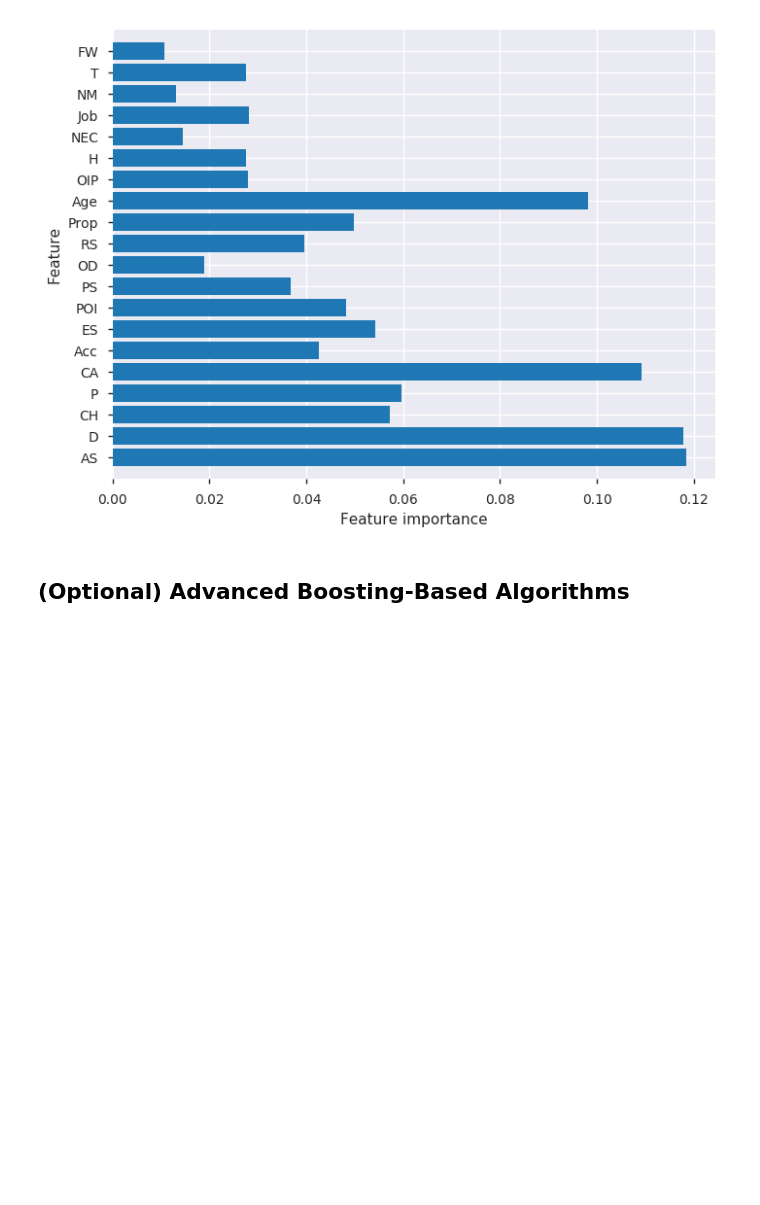
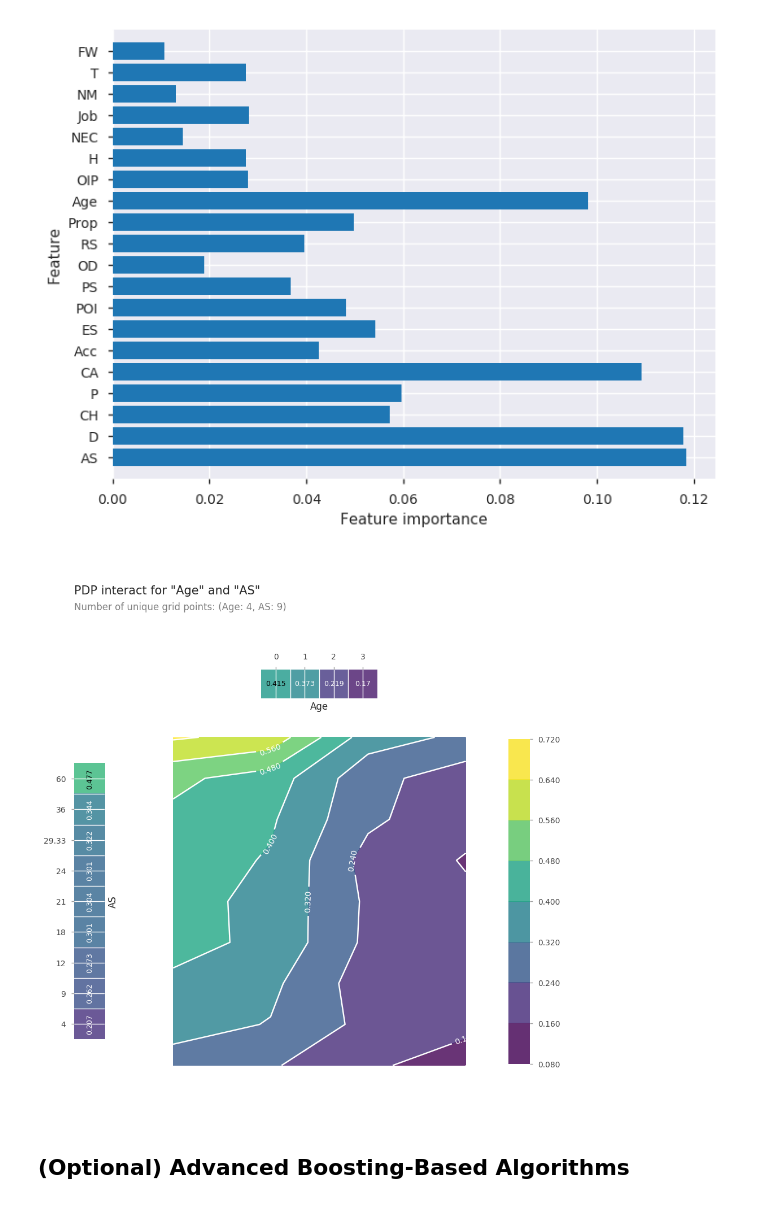
Before and after one commit to amarsinghen/springboard-miniprojects, a Jupyter notebook: mini-project-unit_8_2/Mini_Project_Tree-Based_Algorithms.ipynb, the cells around one changed output. Cells and saved outputs as stored; diff of their text form; code cells hidden in the pictures; blank space fills up the shorter version.

```diff
--- a/mini-project-unit_8_2/Mini_Project_Tree-Based_Algorithms.ipynb
+++ b/mini-project-unit_8_2/Mini_Project_Tree-Based_Algorithms.ipynb
@@ -656,5 +656,14 @@ plt.show('Random Foresr feature_importance')
 # %% [output]
 [figure]
+# %%
+import pdpbox
+from pdpbox import pdp
+p = pdp.pdp_interact(rfc_model,X_train,features=column_names[:-1],model_features=column_names[:-1])
+pdp.pdp_interact_plot(p, ['Age','AS'], plot_type='contour', x_quantile=True,
+                             plot_pdp=bool, which_classes=None, figsize=None, ncols=2, plot_params=None)
+plt.show()
+# %% [output]
+[figure, added]
 # %% [markdown]
 ## (Optional) Advanced Boosting-Based Algorithms
 # %% [markdown]
```
Also changed, not shown: parts of 1 cell of this notebook, 1 other file.
